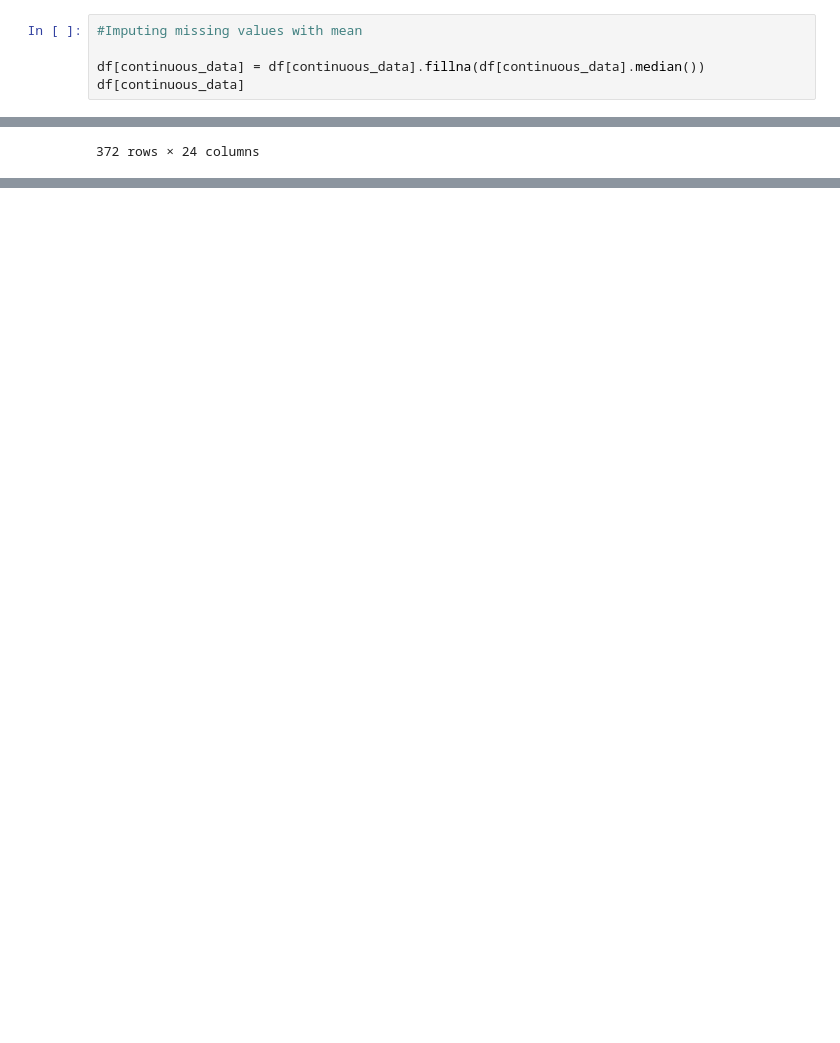
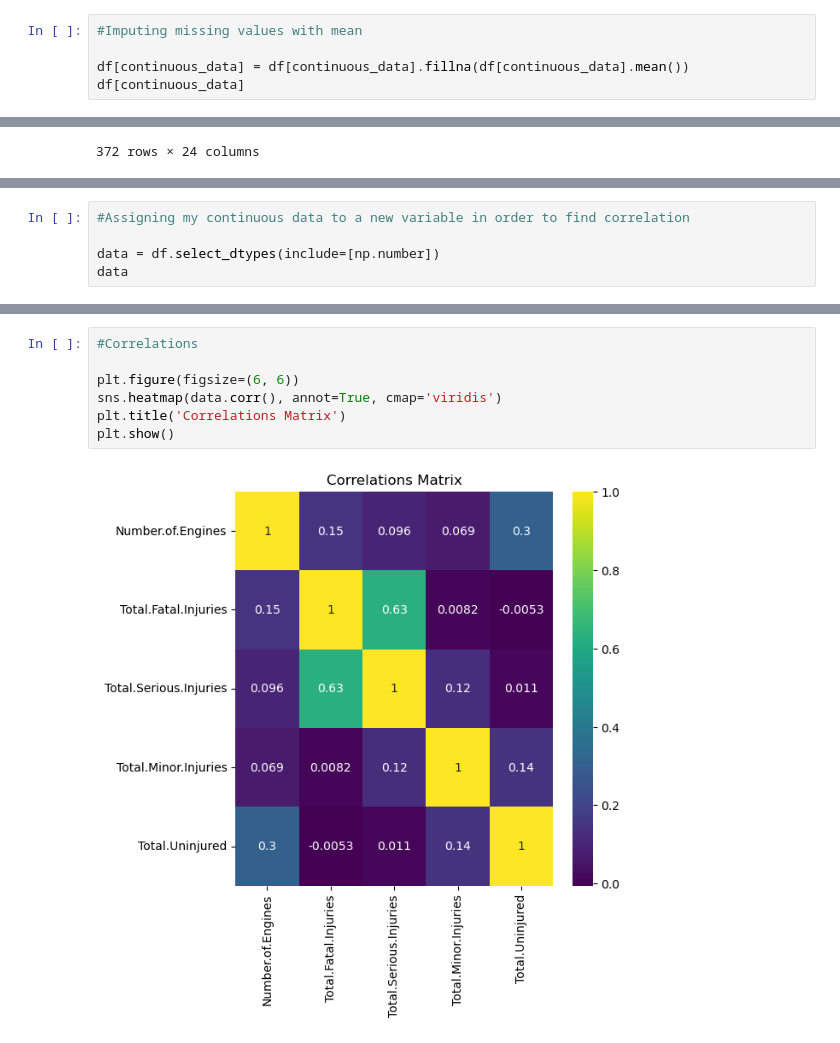
Before and after one commit to Jayrikers/dsc-phase-1-project-v3, a Jupyter notebook: student.ipynb, the cells around one changed output, grey strips where cells are left out. Cells and saved outputs as stored; diff of their text form; blank space fills up the shorter version.

Commit message:
Grouping data and Data Visualization

```diff
--- a/student.ipynb
+++ b/student.ipynb
@@ -227,7 +226,7 @@ continuous_data
 # %%
 #Imputing missing values with mean
 
-df[continuous_data] = df[continuous_data].fillna(df[continuous_data].median())
+df[continuous_data] = df[continuous_data].fillna(df[continuous_data].mean())
 df[continuous_data]
 # %% [output]
 |  | Total.Fatal.Injuries | Total.Serious.Injuries | Total.Minor.Injuries | Total.Uninjured | Number.of.Engines |
@@ -354,0 +449,5 @@ Data visualization provides a good, organized pictorial representation of the da
+# %%
+#Assigning my continuous data to a new variable in order to find correlation
+
+data = df.select_dtypes(include=[np.number])
+data
@@ -354,0 +468,9 @@ Data visualization provides a good, organized pictorial representation of the da
+# %%
+#Correlations
+
+plt.figure(figsize=(6, 6))
+sns.heatmap(data.corr(), annot=True, cmap='viridis')
+plt.title('Correlations Matrix')
+plt.show()
+# %% [output]
+[figure, added]
```
Also changed, not shown: parts of 17 cells of this notebook.
